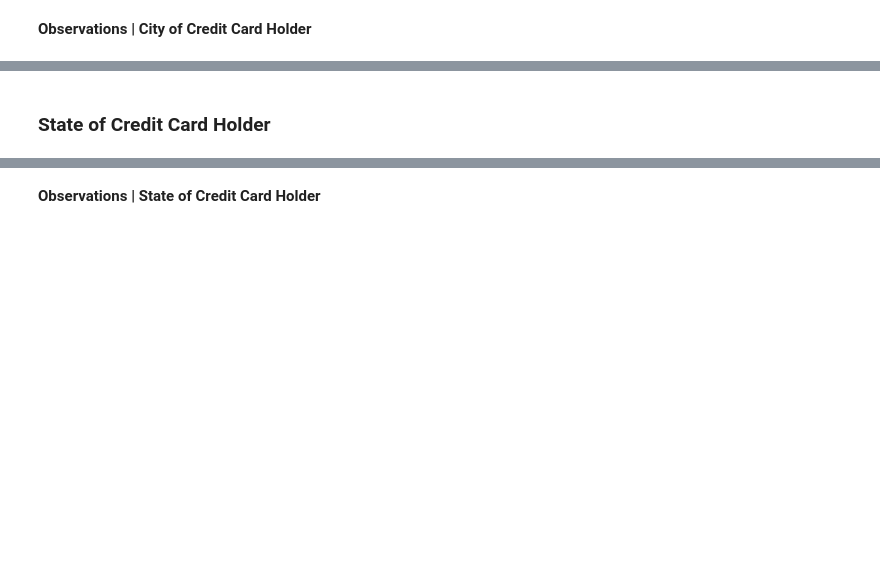
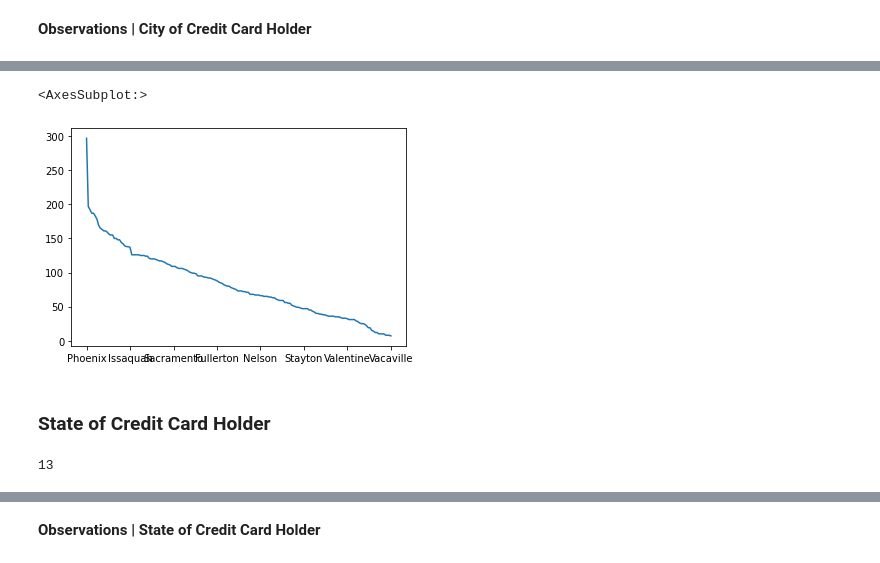
Before and after one commit to keithotuomagie/credit_card_fraud_model, a Jupyter notebook: Untitled.ipynb, the cells around one changed output, grey strips where cells are left out. Saved outputs shown, nothing was run; the diff lists cells and outputs as text; code cells hidden in the pictures; blank space fills up the shorter version.

```diff
--- a/Untitled.ipynb
+++ b/Untitled.ipynb
@@ -419,2 +466,15 @@ Text(0.5, 1.0, 'Breakdown of Merchant Category for Fraud Cases')
+# %%
+# Visualization of the cardinality of the 'City' column
+
+fraud_df['city'].value_counts().plot()
+# %% [output]
+<AxesSubplot:>
+[figure, added]
 # %% [markdown]
 ### State of Credit Card Holder
+# %%
+# Examining the number of unique categories in the 'state' column
+
+fraud_df['state'].nunique()
+# %% [output]
+13
```
Also changed, not shown: parts of 29 cells of this notebook.
